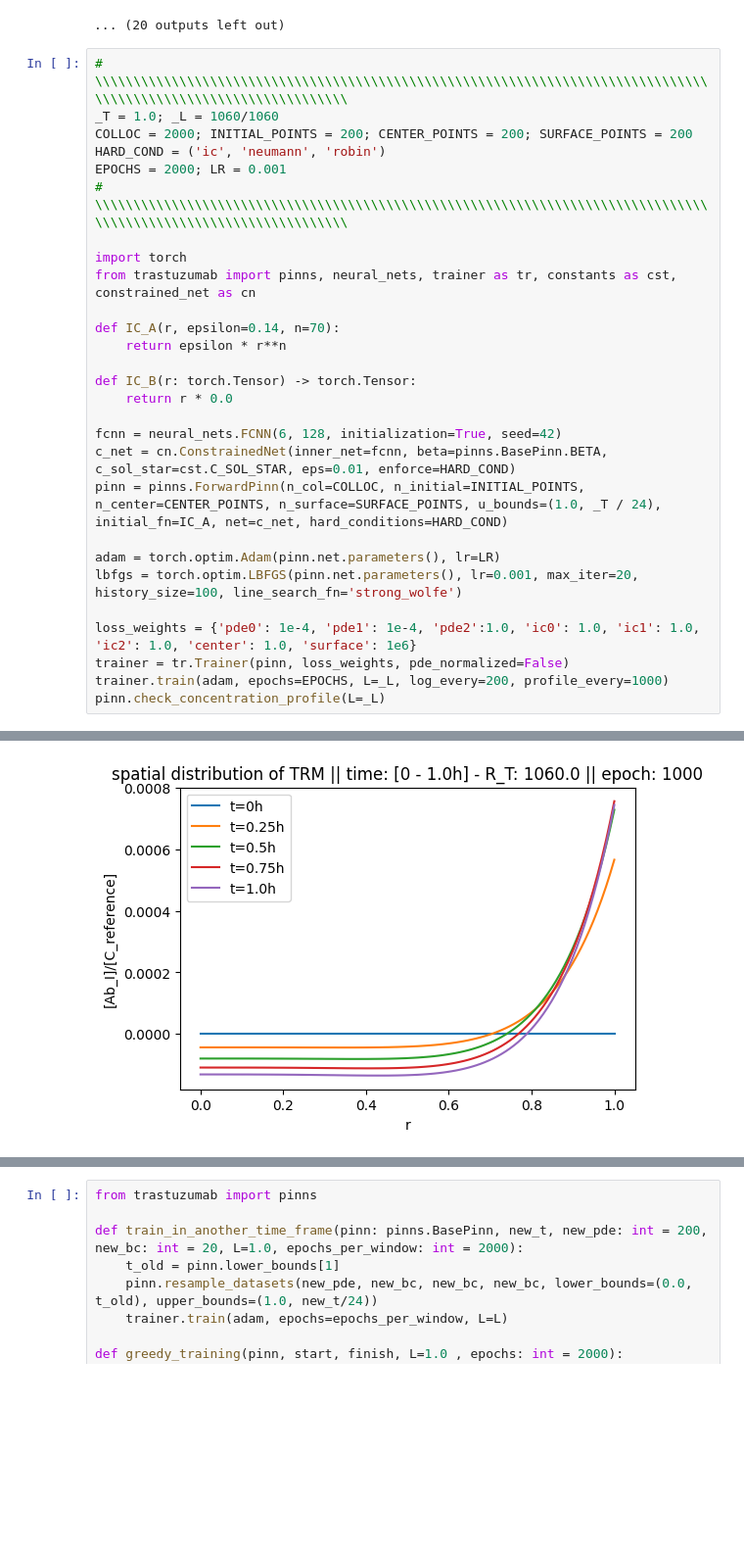
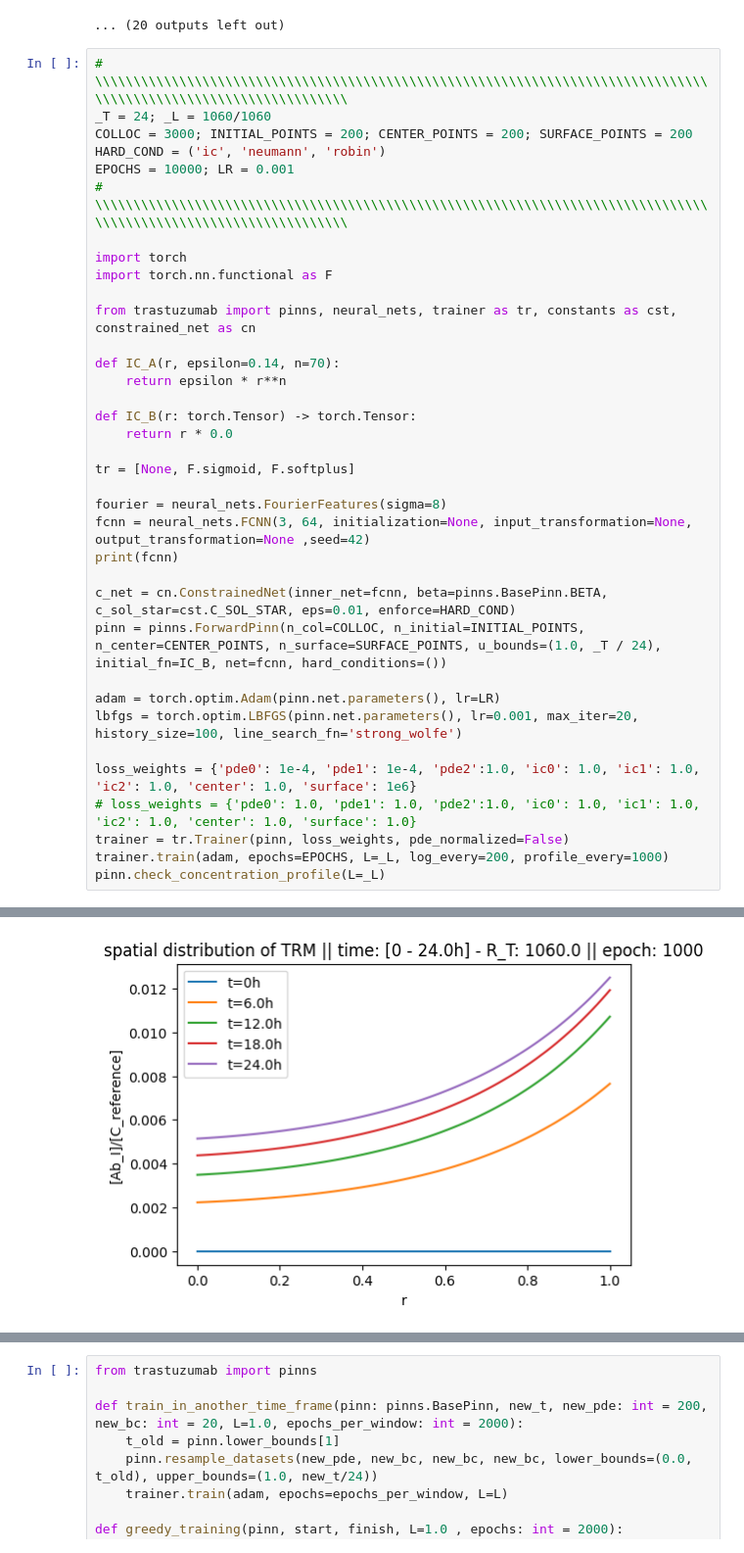
Before and after one commit to geovlach10/Spheroid_PINN, a Jupyter notebook: notebooks/pinn_runs.ipynb, the cells around one changed output, grey strips where cells are left out. Shown at 98% size. Drawn from its saved outputs; the diff is of its cells as text; blank space fills up the shorter version.

```diff
--- a/notebooks/pinn_runs.ipynb
+++ b/notebooks/pinn_runs.ipynb
@@ -352,13 +352,15 @@ Adam Training started...
 ... (20 outputs left out)
 # %%
 # \\\\\\\\\\\\\\\\\\\\\\\\\\\\\\\\\\\\\\\\\\\\\\\\\\\\\\\\\\\\\\\\\\\\\\\\\\\\\\\\\\\\\\\\\\\\\\\\\\\\\\\\\\\\\\\\\
-_T = 1.0; _L = 1060/1060
-COLLOC = 2000; INITIAL_POINTS = 200; CENTER_POINTS = 200; SURFACE_POINTS = 200
+_T = 24; _L = 1060/1060
+COLLOC = 3000; INITIAL_POINTS = 200; CENTER_POINTS = 200; SURFACE_POINTS = 200
 HARD_COND = ('ic', 'neumann', 'robin')
-EPOCHS = 2000; LR = 0.001
+EPOCHS = 10000; LR = 0.001
 # \\\\\\\\\\\\\\\\\\\\\\\\\\\\\\\\\\\\\\\\\\\\\\\\\\\\\\\\\\\\\\\\\\\\\\\\\\\\\\\\\\\\\\\\\\\\\\\\\\\\\\\\\\\\\\\\\
 
 import torch
+import torch.nn.functional as F
+
 from trastuzumab import pinns, neural_nets, trainer as tr, constants as cst, constrained_net as cn
 
 def IC_A(r, epsilon=0.14, n=70):
@@ -367,14 +369,20 @@ def IC_A(r, epsilon=0.14, n=70):
 def IC_B(r: torch.Tensor) -> torch.Tensor:
     return r * 0.0
 
-fcnn = neural_nets.FCNN(6, 128, initialization=True, seed=42)
+tr = [None, F.sigmoid, F.softplus]
+
+fourier = neural_nets.FourierFeatures(sigma=8)
+fcnn = neural_nets.FCNN(3, 64, initialization=None, input_transformation=None, output_transformation=None ,seed=42)
+print(fcnn)
+
 c_net = cn.ConstrainedNet(inner_net=fcnn, beta=pinns.BasePinn.BETA, c_sol_star=cst.C_SOL_STAR, eps=0.01, enforce=HARD_COND)
-pinn = pinns.ForwardPinn(n_col=COLLOC, n_initial=INITIAL_POINTS, n_center=CENTER_POINTS, n_surface=SURFACE_POINTS, u_bounds=(1.0, _T / 24), initial_fn=IC_A, net=c_net, hard_conditions=HARD_COND)
+pinn = pinns.ForwardPinn(n_col=COLLOC, n_initial=INITIAL_POINTS, n_center=CENTER_POINTS, n_surface=SURFACE_POINTS, u_bounds=(1.0, _T / 24), initial_fn=IC_B, net=fcnn, hard_conditions=())
 
 adam = torch.optim.Adam(pinn.net.parameters(), lr=LR)
 lbfgs = torch.optim.LBFGS(pinn.net.parameters(), lr=0.001, max_iter=20, history_size=100, line_search_fn='strong_wolfe')
 
 loss_weights = {'pde0': 1e-4, 'pde1': 1e-4, 'pde2':1.0, 'ic0': 1.0, 'ic1': 1.0, 'ic2': 1.0, 'center': 1.0, 'surface': 1e6}
+# loss_weights = {'pde0': 1.0, 'pde1': 1.0, 'pde2':1.0, 'ic0': 1.0, 'ic1': 1.0, 'ic2': 1.0, 'center': 1.0, 'surface': 1.0}
 trainer = tr.Trainer(pinn, loss_weights, pde_normalized=False)
 trainer.train(adam, epochs=EPOCHS, L=_L, log_every=200, profile_every=1000)
 pinn.check_concentration_profile(L=_L)
@@ -393 +409 @@ neural network weights initialized succesfully
-[figure, old version]
+[figure, new version]
```
Also changed, not shown: parts of 3 cells of this notebook, 4 other files.
